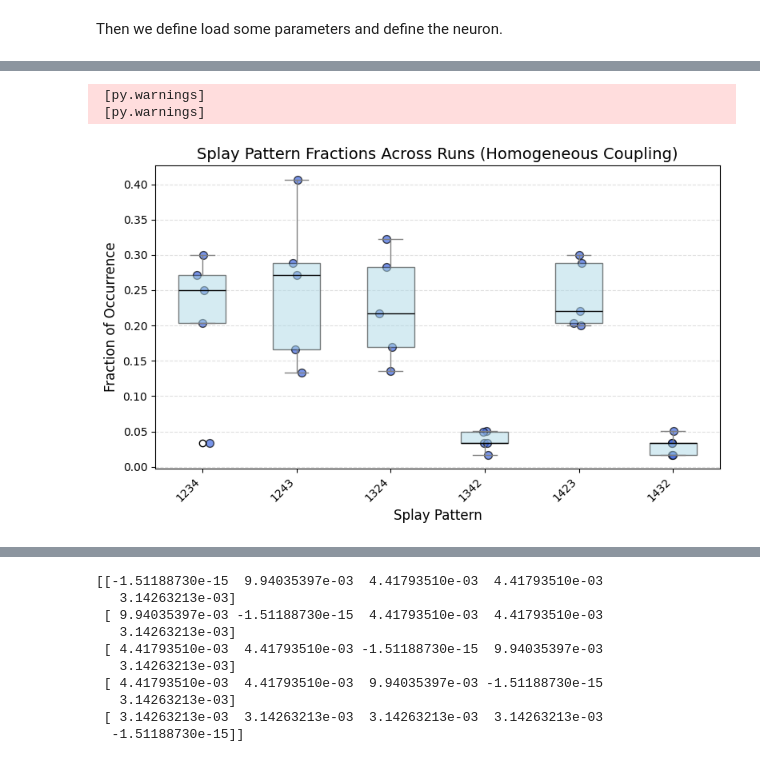
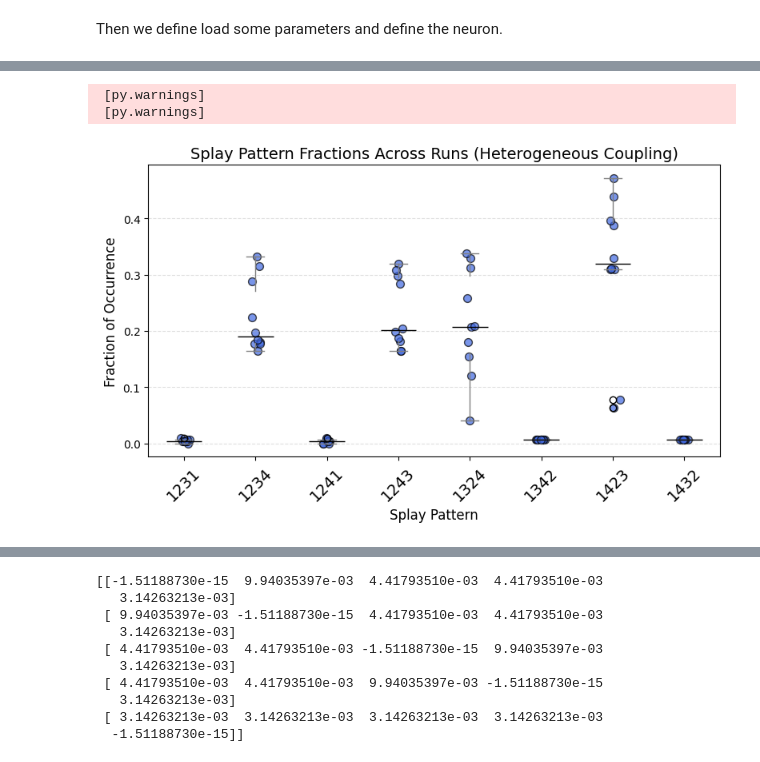
Before and after one commit to AtharvSuryawanshi/Desynchronizing-Neural-Circuits-using-gap-junctions, a Jupyter notebook: gap_network copy.ipynb, the cells around one changed output, grey strips where cells are left out. Saved outputs shown, nothing was run; the diff lists cells and outputs as text; code cells hidden in the pictures.

Commit message:
good splay patterns

```diff
--- a/gap_network copy.ipynb
+++ b/gap_network copy.ipynb
@@ -79,8 +77,8 @@ ggap_hom = np.load('cfg/ggap_hom.npy')*nS
 ggap_het = np.load('cfg/ggap_het.npy')*nS
 # %%
 time_of_sim = 10
-num_runs = 5
-noise_stdev = 0.1e-8
+num_runs = 10
+noise_stdev = 0.2e-8
 # %%
 # noise free simulations
 # ## case1: weak SNL
@@ -115,7 +113,7 @@ patterns_combined = []
                       [0.9, 0.6, 0.8, 0.7, 0.5]])
 
 
-patterns_all_runs = []
+patterns_all_runs_homo = []
 for iter in range(num_runs):
     initial_values = pick_initial_phase_SNL(φs_chosen)
     patterns_combined = {}
@@ -139,5 +137,5 @@ for iter in range(num_runs):
                 patterns_combined[pattern] = list(times)
             else:
                 patterns_combined[pattern].extend(times)
-    patterns_all_runs.append(patterns_combined)
+    patterns_all_runs_homo.append(patterns_combined)
 # %% [output]
@@ -222,13 +159,11 @@ plt.show()
 # %%
-import matplotlib.pyplot as plt
-import numpy as np
 
 # Collect all unique pattern names across all runs
-all_patterns = sorted({p for run in patterns_all_runs for p in run.keys()})
+all_patterns = sorted({p for run in patterns_all_runs_homo for p in run.keys()})
 
 # Build fraction matrix (runs × patterns)
 fractions_per_run = []
-for run in patterns_all_runs:
+for run in patterns_all_runs_homo:
     total = sum(len(times) for times in run.values())
     fractions = [len(run.get(p, [])) / total if total > 0 else 0 for p in all_patterns]
     fractions_per_run.append(fractions)
@@ -239,7 +174,7 @@ plt.figure(figsize=(8, 5))
 
 # Boxplot (each pattern’s distribution across runs)
 plt.boxplot(fractions_per_run, labels=all_patterns, patch_artist=True,
-            boxprops=dict(facecolor='lightblue', alpha=0.5),
+            boxprops=dict(facecolor='lightblue', alpha=0),
             medianprops=dict(color='black'),
             whiskerprops=dict(color='gray'),
             capprops=dict(color='gray'))
@@ -249,11 +184,12 @@ for i in range(len(all_patterns)):
     x = np.random.normal(i + 1, 0.04, size=fractions_per_run.shape[0])  # small jitter
     plt.scatter(x, fractions_per_run[:, i],
                 alpha=0.7, s=50, edgecolors='black', color='royalblue')
-
+plt.ylim(0, 0.4)
 plt.ylabel("Fraction of Occurrence", fontsize=12)
 plt.xlabel("Splay Pattern", fontsize=12)
 plt.title("Splay Pattern Fractions Across Runs (Homogeneous Coupling)", fontsize=14)
-plt.xticks(rotation=45, ha='right')
+plt.xticks(rotation=45, ha='center')
+plt.xticks(fontsize=14)
 plt.grid(axis='y', linestyle='--', alpha=0.4)
 plt.tight_layout()
 plt.show()
@@ -321,7 +257,7 @@ fname='SNL_weakcoupling_nonoise'
 
 
 
-patterns_all_runs = []
+patterns_all_runs_hetero = []
 for iter in range(num_runs):
     initial_values = pick_initial_phase_SNL(φs_chosen)
     patterns_combined = {}
@@ -345,5 +281,5 @@ for iter in range(num_runs):
                 patterns_combined[pattern] = list(times)
             else:
                 patterns_combined[pattern].extend(times)
-    patterns_all_runs.append(patterns_combined)
+    patterns_all_runs_hetero.append(patterns_combined)
 # %% [output]
@@ -401,43 +328,44 @@ plt.show()
 # %%
 
 # Collect all unique pattern names across all runs
-all_patterns = sorted({p for run in patterns_all_runs for p in run.keys()})
+all_patterns = sorted({p for run in patterns_all_runs_hetero for p in run.keys()})
 
 # Build fraction matrix (runs × patterns)
 fractions_per_run = []
-for run in patterns_all_runs:
+for run in patterns_all_runs_hetero:
     total = sum(len(times) for times in run.values())
     fractions = [len(run.get(p, [])) / total if total > 0 else 0 for p in all_patterns]
     fractions_per_run.append(fractions)
 fractions_per_run = np.array(fractions_per_run)  # shape: (num_runs, num_patterns)
 
 # --- Plot ---
 plt.figure(figsize=(8, 5))
 
 # Boxplot (each pattern’s distribution across runs)
 plt.boxplot(fractions_per_run, labels=all_patterns, patch_artist=True,
-            boxprops=dict(facecolor='lightblue', alpha=0.5),
+            boxprops=dict(facecolor='lightblue', alpha=0.0),
             medianprops=dict(color='black'),
             whiskerprops=dict(color='gray'),
             capprops=dict(color='gray'))
 
 # Overlay individual points for each run (dot jitter)
 for i in range(len(all_patterns)):
     x = np.random.normal(i + 1, 0.04, size=fractions_per_run.shape[0])  # small jitter
     plt.scatter(x, fractions_per_run[:, i],
                 alpha=0.7, s=50, edgecolors='black', color='royalblue')
 
 plt.ylabel("Fraction of Occurrence", fontsize=12)
 plt.xlabel("Splay Pattern", fontsize=12)
 plt.title("Splay Pattern Fractions Across Runs (Heterogeneous Coupling)", fontsize=14)
-plt.xticks(rotation=45, ha='right')
+plt.xticks(rotation=45, ha='center')
+plt.xticks(fontsize=14)
 plt.grid(axis='y', linestyle='--', alpha=0.4)
 plt.tight_layout()
 plt.show()
 # %% [output]
  [py.warnings]
  [py.warnings]
-[figure, old version]
+[figure, new version]
 # %%
 fig, ax = plt.subplots(5, 1, figsize=(8, 6))
 
```
Also changed, not shown: parts of 13 cells of this notebook.
